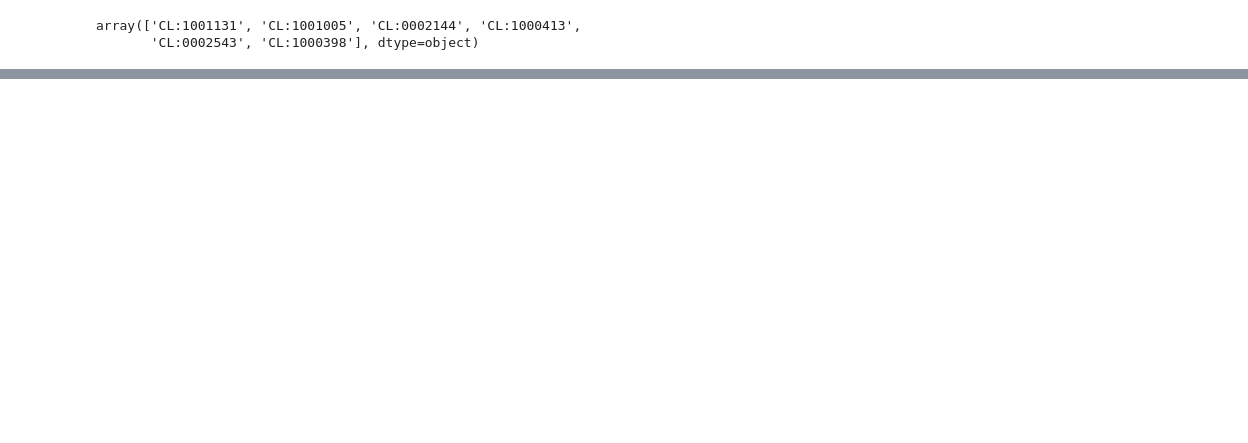
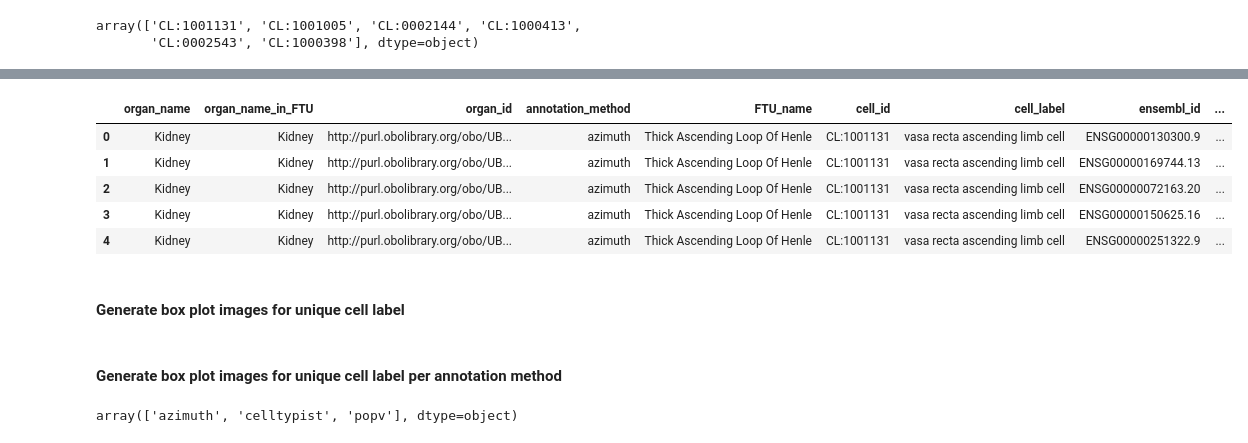
Before and after one commit to cns-iu/hra-ftu-explorer-supporting-information, a Jupyter notebook: FTU-workflow.ipynb, the cells around one changed output, grey strips where cells are left out. Drawn from its saved outputs; the diff is of its cells as text; code cells hidden in the pictures; blank space fills up the shorter version.

```diff
--- a/FTU-workflow.ipynb
+++ b/FTU-workflow.ipynb
@@ -690,0 +935,41 @@ for cell_label in unique_cell_labels:
+# %%
+# Load the new CSV file
+ftu_file_path = 'ref_data/FTU Cell Count Table - Cell_Type_Count.csv'
+ftu_df = pd.read_csv(ftu_file_path)
+
+# Select and clean up relevant columns from FTU dataframe
+ftu_cleaned_df = ftu_df[['Organ', 'CT Label in CL', 'FTU Label in Uberon']].dropna().drop_duplicates()
+
+# Ensure unique mapping by dropping duplicates based on 'CT Label in CL'
+ftu_unique_df = ftu_cleaned_df.drop_duplicates(subset=['CT Label in CL'])
+
+# Perform the match and add the new column for FTU name
+expanded_matches_df['FTU_name'] = expanded_matches_df['cell_label'].map(
+    ftu_unique_df.set_index('CT Label in CL')['FTU Label in Uberon']
+)
+
+# Adding the organ name from FTU data
+expanded_matches_df['Organ_name_FTU'] = expanded_matches_df['cell_label'].map(
+    ftu_unique_df.set_index('CT Label in CL')['Organ']
+)
+
+# Rearrange columns as per the requirement
+expanded_matches_df = expanded_matches_df[[
+    'organ_name', 'Organ_name_FTU','organ_id', 'annotation_method', 'FTU_name', 'cell_id', 'cell_label', 'ensembl_id', 'mean_expr_value'
+]]
+
+# Rename columns for consistency
+expanded_matches_df.rename(columns={
+    'organ_name': 'organ_name',
+    'Organ_name_FTU': 'organ_name_in_FTU'
+}, inplace=True)
+
+# Display the first few rows of the updated dataframe
+expanded_matches_df.head()
+# %% [output]
+|  | organ_name | organ_name_in_FTU | organ_id | annotation_method | FTU_name | cell_id | cell_label | ensembl_id | ... |
+| 0 | Kidney | Kidney | http://purl.obolibrary.org/obo/UB... | azimuth | Thick Ascending Loop Of Henle | CL:1001131 | vasa recta ascending limb cell | ENSG00000130300.9 | ... |
+| 1 | Kidney | Kidney | http://purl.obolibrary.org/obo/UB... | azimuth | Thick Ascending Loop Of Henle | CL:1001131 | vasa recta ascending limb cell | ENSG00000169744.13 | ... |
+| 2 | Kidney | Kidney | http://purl.obolibrary.org/obo/UB... | azimuth | Thick Ascending Loop Of Henle | CL:1001131 | vasa recta ascending limb cell | ENSG00000072163.20 | ... |
+| 3 | Kidney | Kidney | http://purl.obolibrary.org/obo/UB... | azimuth | Thick Ascending Loop Of Henle | CL:1001131 | vasa recta ascending limb cell | ENSG00000150625.16 | ... |
+| 4 | Kidney | Kidney | http://purl.obolibrary.org/obo/UB... | azimuth | Thick Ascending Loop Of Henle | CL:1001131 | vasa recta ascending limb cell | ENSG00000251322.9 | ... |
@@ -690,0 +978,2 @@ for cell_label in unique_cell_labels:
+# %% [markdown]
+#### Generate box plot images for unique cell label
@@ -690,0 +1009,7 @@ for cell_label in unique_cell_labels:
+# %% [markdown]
+#### Generate box plot images for unique cell label per annotation method
+# %%
+unique_annotation_methods = expanded_matches_df['annotation_method'].explode().unique()
+unique_annotation_methods
+# %% [output]
+array(['azimuth', 'celltypist', 'popv'], dtype=object)
```
Also changed, not shown: parts of 41 cells of this notebook, 26 other files.
